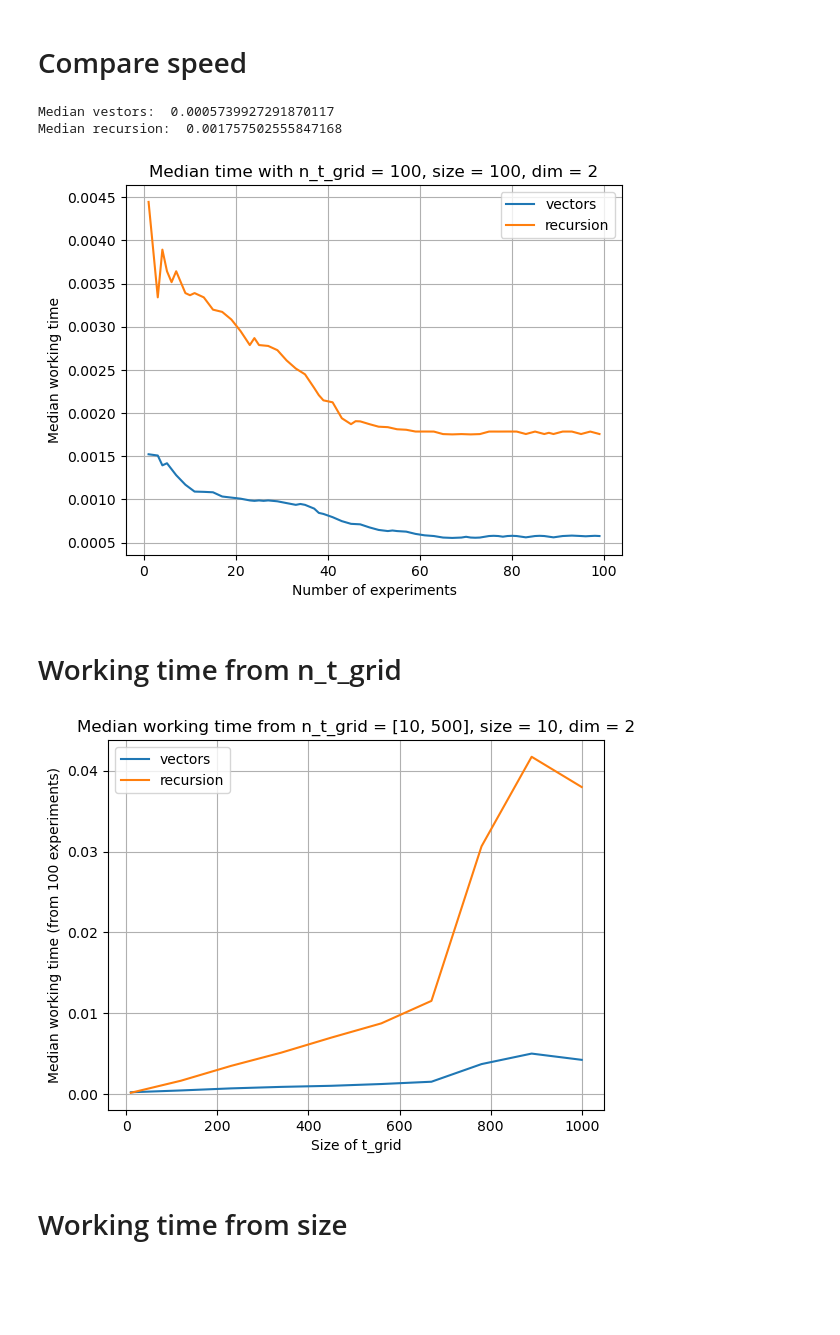
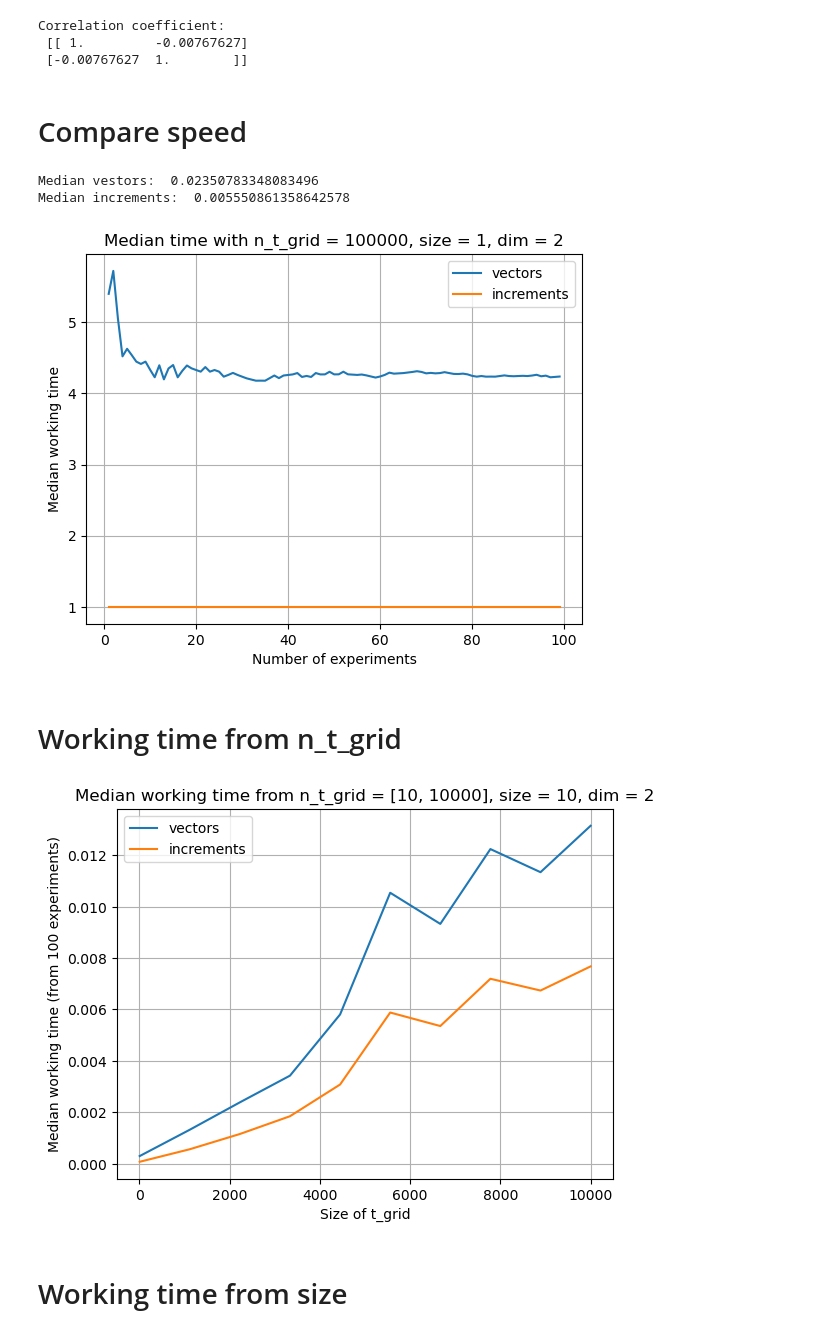
Before and after one commit to MrG1raffe/simulation, a Jupyter notebook: simulation/brownian_bridge_test.ipynb, the cells around one changed output. Cells and saved outputs as stored; diff of their text form; code cells hidden in the pictures; blank space fills up the shorter version.

Commit message:
brownian_bridge_test: time comparison with increments brownian_motion: acceleration from_brownian_bridge utility: formatting

```diff
--- a/simulation/brownian_bridge_test.ipynb
+++ b/simulation/brownian_bridge_test.ipynb
@@ -232,46 +62,57 @@ plt.show()
+# %%
+size = 1
+t_grid = np.linspace(0, 1, 10_000)
+dim = 2
+
+W = simulate_brownian_motion_from_brownian_bridge(size, t_grid, dim, rng)
+
+print("Correlation coefficient: \n", np.corrcoef(np.diff(W, axis=2)[0]))
+# %% [output]
+Correlation coefficient:
+ [[ 1.         -0.00767627]
+ [-0.00767627  1.        ]]
 # %% [markdown]
 # Compare speed
+# %%
+size = 1
+t_grid = np.linspace(0, 10, 10**5)
+dim = 2
 # %%
-size = 10
-t_grid = np.arange(1, 100)
+n = 100
+t_increments = np.zeros(n)
+t_vectors = np.zeros(n)
+t_increments = np.zeros(n)
 
-# t_grid = np.concatenate([[-1000, -900, -100], t_grid]) + 1000
-
-dim = 2
-
-n = 100
-t_recursion = np.zeros(n)
-t_vectors = np.zeros(n)
-
-median_recursion = np.zeros(n)
+median_increments = np.zeros(n)
 median_vectors = np.zeros(n)
+median_increments = np.zeros(n)
 
 for i in tqdm(range(n)):
     t0 = time()
     W = simulate_brownian_motion_from_brownian_bridge(size, t_grid, dim, rng)
     t_vectors[i]= time()-t0
     median_vectors[i] = np.median(t_vectors[:i])
 
     t0 = time()
-    W = simulate_brownian_motion_from_brownian_bridge_rec(size, t_grid, dim, rng)
-    t_recursion[i]= time()-t0
-    median_recursion[i] = np.median(t_recursion[:i])
+    W = simulate_brownian_motion_from_increments(size, t_grid, dim, rng)
+    t_increments[i]= time()-t0
+    median_increments[i] = np.median(t_increments[:i])
 
 print("Median vestors: ", np.median(t_vectors))
-print("Median recursion: ", np.median(t_recursion))
+print("Median increments: ", np.median(t_increments))
 
-plt.plot(median_vectors, label="vectors")
-plt.plot(median_recursion, label="recursion")
+plt.plot(median_vectors / median_increments, label="vectors")
+plt.plot(median_increments / median_increments, label="increments")
 plt.grid()
 plt.legend()
-plt.title("Median time with n_t_grid = 100, size = 100, dim = 2")
+plt.title("Median time with n_t_grid = {n_t_grid}, size = {size}, dim = {dim}".format(n_t_grid=t_grid.size, size=size, dim=dim))
 plt.xlabel("Number of experiments")
 plt.ylabel("Median working time")
 plt.show()
 # %% [output]
-Median vestors:  0.0005739927291870117
-Median recursion:  0.001757502555847168
+Median vestors:  0.02350783348083496
+Median increments:  0.005550861358642578
-[figure, old version]
+[figure, new version]
 # %% [markdown]
 # Working time from n_t_grid
 # %%
@@ -279,12 +120,12 @@ size = 10
 dim = 2
 
 n = 100
-t_recursion = np.zeros(n)
+t_increments = np.zeros(n)
 t_vectors = np.zeros(n)
 
-n_t_grid = np.linspace(10, 1000, 10).astype(int)
+n_t_grid = np.linspace(10, 10**4, 10).astype(int)
 
-median_recursion = np.zeros(n_t_grid.shape[0])
+median_increments = np.zeros(n_t_grid.shape[0])
 median_vectors = np.zeros(n_t_grid.shape[0])
 
 for j in tqdm(range(n_t_grid.shape[0])):
@@ -296,21 +137,22 @@ for j in tqdm(range(n_t_grid.shape[0])):
 
 
         t0 = time()
-        W = simulate_brownian_motion_from_brownian_bridge_rec(size, t_grid, dim, rng)
-        t_recursion[i]= time()-t0
+        W = simulate_brownian_motion_from_increments(size, t_grid, dim, rng)
+        t_increments[i]= time()-t0
     median_vectors[j] = np.median(t_vectors)
-    median_recursion[j] = np.median(t_recursion)
+    median_increments[j] = np.median(t_increments)
 
 plt.plot(n_t_grid, median_vectors, label="vectors")
-plt.plot(n_t_grid, median_recursion, label="recursion")
+plt.plot(n_t_grid, median_increments, label="increments")
 plt.grid()
 plt.legend()
-plt.title("Median working time from n_t_grid = [10, 1000], size = 10, dim = 2")
+plt.title("Median working time from n_t_grid = [{t_min}, {t_max}], size = {size}, dim = {dim}".format(t_min=n_t_grid[0], t_max=n_t_grid[-1],
+                                                                                                      size=size, dim=dim))
 plt.xlabel("Size of t_grid")
 plt.ylabel("Median working time (from "+str(n)+" experiments)")
 plt.show()
 # %% [output]
-[figure, old version]
+[figure, new version]
 # %% [markdown]
 # Working time from size
 # %%
```
Also changed, not shown: parts of 11 cells of this notebook, 2 other files.
